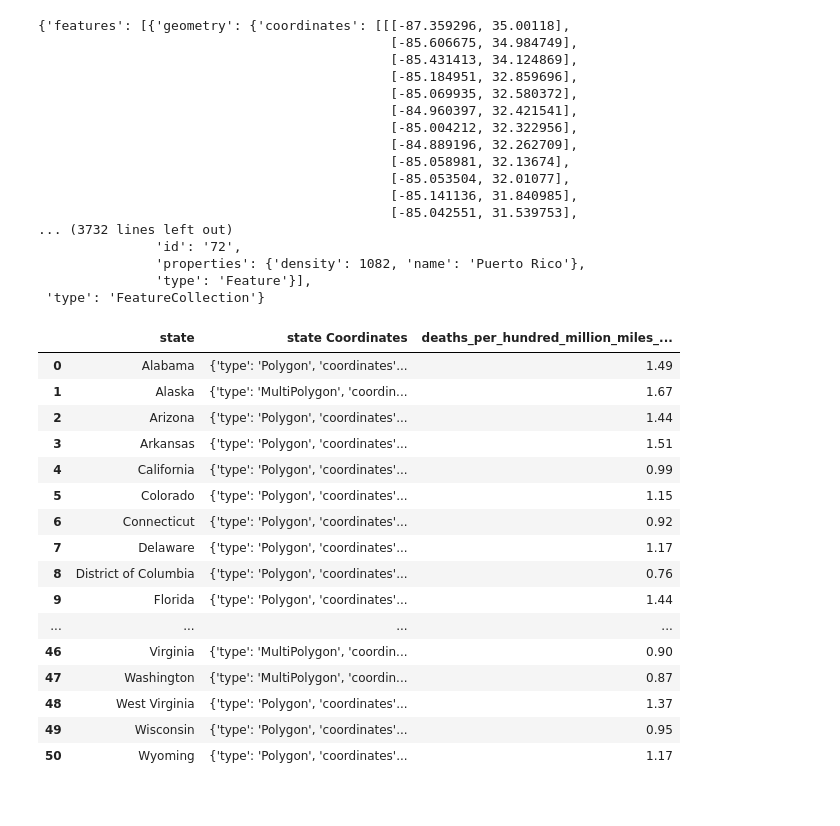
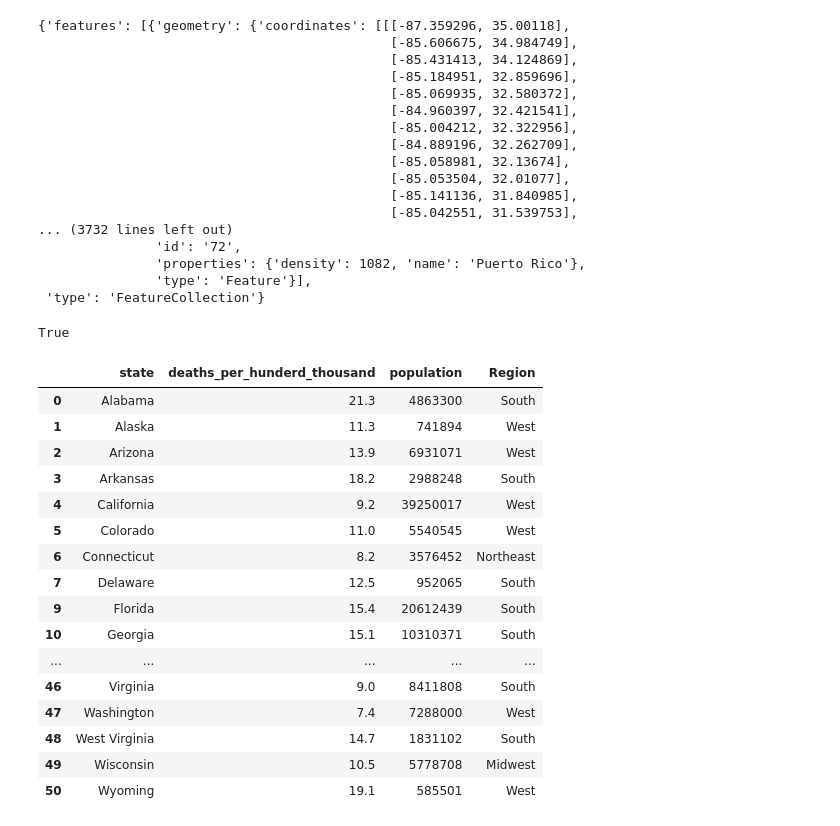
Before and after one commit to austingould1/SafestState, a Jupyter notebook: functions.ipynb, the cells around one changed output. Drawn from its saved outputs; the diff is of its cells as text; code cells hidden in the pictures.

```diff
--- a/functions.ipynb
+++ b/functions.ipynb
@@ -63,21 +79,41 @@ def addGeoJson(self):
-# %%
-test_5 = addGeoJson(deaths_df)
-test_5
-# %% [output]
-|  | state | state Coordinates | deaths_per_hundred_million_miles_... |
-| 0 | Alabama | {'type': 'Polygon', 'coordinates'... | 1.49 |
-| 1 | Alaska | {'type': 'MultiPolygon', 'coordin... | 1.67 |
-| 2 | Arizona | {'type': 'Polygon', 'coordinates'... | 1.44 |
-| 3 | Arkansas | {'type': 'Polygon', 'coordinates'... | 1.51 |
-| 4 | California | {'type': 'Polygon', 'coordinates'... | 0.99 |
-| 5 | Colorado | {'type': 'Polygon', 'coordinates'... | 1.15 |
-| 6 | Connecticut | {'type': 'Polygon', 'coordinates'... | 0.92 |
-| 7 | Delaware | {'type': 'Polygon', 'coordinates'... | 1.17 |
-| 8 | District of Columbia | {'type': 'Polygon', 'coordinates'... | 0.76 |
-| 9 | Florida | {'type': 'Polygon', 'coordinates'... | 1.44 |
-| ... | ... | ... | ... |
-| 46 | Virginia | {'type': 'MultiPolygon', 'coordin... | 0.90 |
-| 47 | Washington | {'type': 'MultiPolygon', 'coordin... | 0.87 |
-| 48 | West Virginia | {'type': 'Polygon', 'coordinates'... | 1.37 |
-| 49 | Wisconsin | {'type': 'Polygon', 'coordinates'... | 0.95 |
-| 50 | Wyoming | {'type': 'Polygon', 'coordinates'... | 1.17 |
+# %%
+b = {"a": 'b'}
+a = {"a": b}
+id(a["a"]) == id(b)
+# %% [output]
+True
+# %%
+deaths_per_hundred_million_miles_traveled = session.query(merged_drivers_data.state,merged_drivers_data.deaths_per_hunderd_thousand,merged_drivers_data.population).all()
+deaths_df = pd.DataFrame(deaths_per_hundred_million_miles_traveled)
+deaths_df.drop(deaths_df[deaths_df['state'] == "District of Columbia"].index, inplace=True)
+def region(c):
+    if c['state'] in ['Connecticut', 'Maine', 'Massachusetts', 'New Hampshire', 'Rhode Island', 'Vermont','New Jersey','New York','Pennsylvania']:
+        return 'Northeast'
+    elif c['state'] in ['Illinois','Indiana','Michigan','Ohio','Wisconsin','Iowa','Kansas','Minnesota','Missouri','Nebraska','North Dakota','South Dakota']:
+        return 'Midwest'
+    elif c['state'] in ['Delaware','Florida','Georgia','Maryland','North Carolina','South Carolina','Virginia','West Virginia','Alabama','Kentucky','Mississippi','Tennessee','Arkansas','Louisiana','Oklahoma','Texas']:
+        return 'South'
+    else:
+        return 'West'
+
+deaths_df['Region'] = deaths_df.apply(region,axis=1)
+
+deaths_df
+# %% [output]
+|  | state | deaths_per_hunderd_thousand | population | Region |
+| 0 | Alabama | 21.3 | 4863300 | South |
+| 1 | Alaska | 11.3 | 741894 | West |
+| 2 | Arizona | 13.9 | 6931071 | West |
+| 3 | Arkansas | 18.2 | 2988248 | South |
+| 4 | California | 9.2 | 39250017 | West |
+| 5 | Colorado | 11.0 | 5540545 | West |
+| 6 | Connecticut | 8.2 | 3576452 | Northeast |
+| 7 | Delaware | 12.5 | 952065 | South |
+| 9 | Florida | 15.4 | 20612439 | South |
+| 10 | Georgia | 15.1 | 10310371 | South |
+| ... | ... | ... | ... | ... |
+| 46 | Virginia | 9.0 | 8411808 | South |
+| 47 | Washington | 7.4 | 7288000 | West |
+| 48 | West Virginia | 14.7 | 1831102 | South |
+| 49 | Wisconsin | 10.5 | 5778708 | Midwest |
+| 50 | Wyoming | 19.1 | 585501 | West |
```
Also changed, not shown: parts of 10 cells of this notebook, 17 other files.
